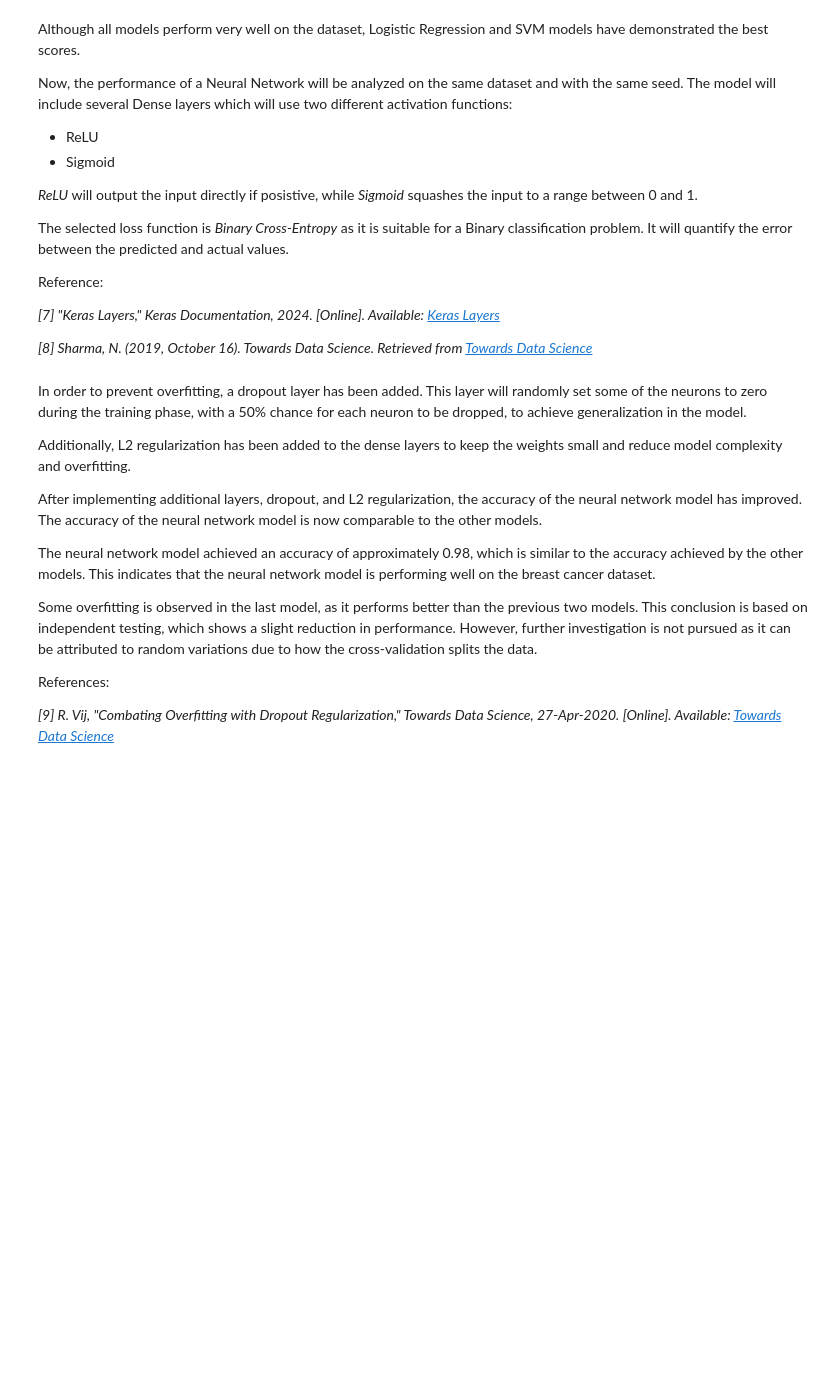
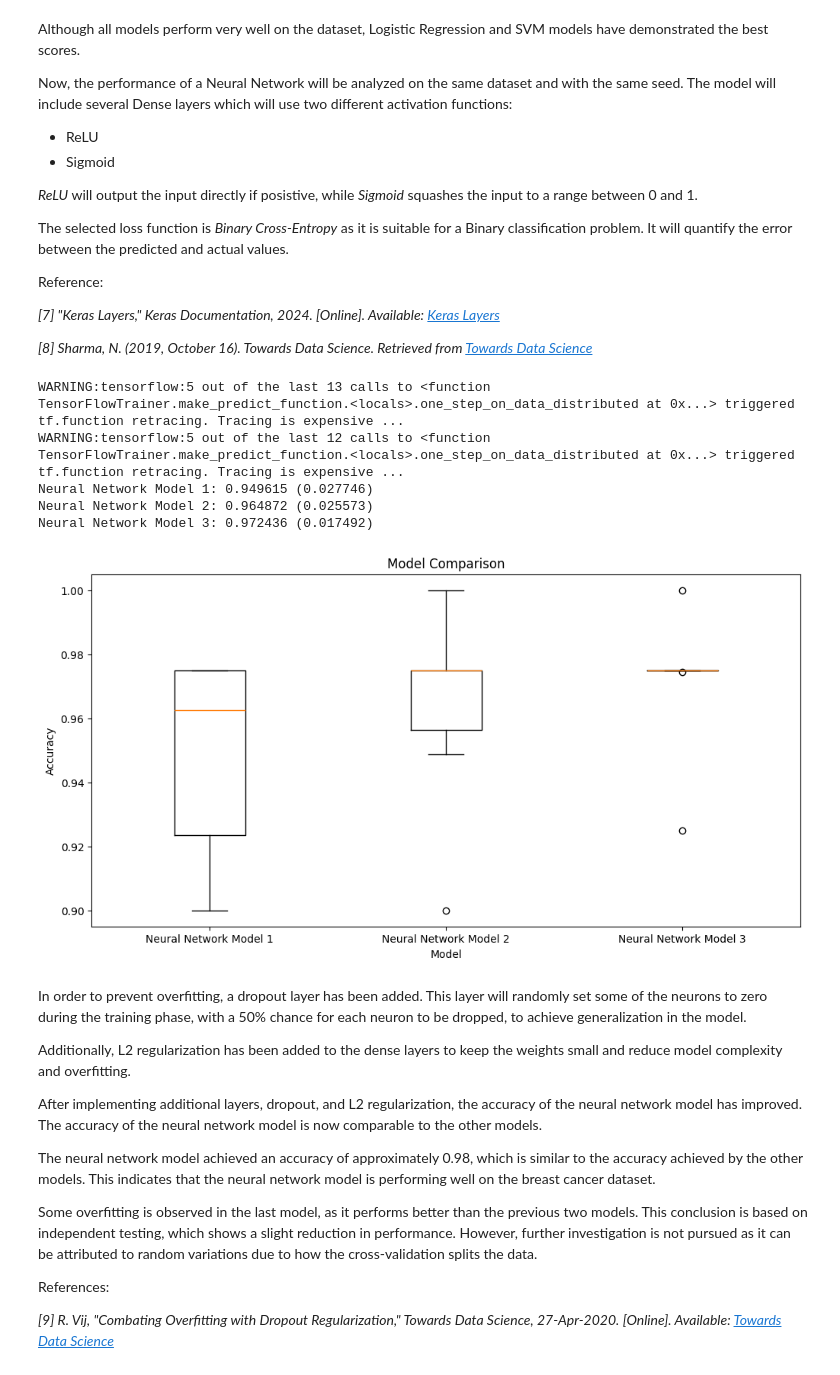
Before and after one commit to aadel7/breast-cancer-ml-model, a Jupyter notebook: AML Coursework.ipynb, the cells around one changed output. Drawn from its saved outputs; the diff is of its cells as text; code cells hidden in the pictures; blank space fills up the shorter version.

```diff
--- a/AML Coursework.ipynb
+++ b/AML Coursework.ipynb
@@ -485,34 +494,41 @@ def create_model_3():
     model.add(Dropout(0.5))  # Dropout layer to prevent overfitting
     model.add(Dense(1, activation='sigmoid'))
     model.compile(loss='binary_crossentropy', optimizer='adam', metrics=['accuracy'])
     return model
 
 neural_network_models = []
 neural_network_models.append(('Neural Network Model 1', KerasClassifier(build_fn=create_model_1, epochs=150, batch_size=10, verbose=0)))
 neural_network_models.append(('Neural Network Model 2', KerasClassifier(build_fn=create_model_2, epochs=150, batch_size=10, verbose=0)))
 neural_network_models.append(('Neural Network Model 3', KerasClassifier(build_fn=create_model_3, epochs=150, batch_size=10, verbose=0)))
 
 # evaluate each model in turn
 results = []
 names = []
 scoring = 'accuracy'
 seed = 7
 
 for name, model in neural_network_models:
    kfold = KFold(n_splits=10, shuffle=True, random_state=seed)
-   cv_results = cross_val_score(model, X_pca, y_numeric, cv=kfold, scoring=scoring)
+   cv_results = cross_val_score(model, X_train_pca, y_train, cv=kfold, scoring=scoring)
    results.append(cv_results)
    names.append(name)
    msg = "%s: %f (%f)" % (name, cv_results.mean(), cv_results.std())
    print(msg)
 
 # Plot the results
 plt.figure(figsize=(12, 6))
 plt.boxplot(results, tick_labels=names)
 plt.title('Model Comparison')
 plt.xlabel('Model')
 plt.ylabel('Accuracy')
 plt.show()
+# %% [output]
+WARNING:tensorflow:5 out of the last 13 calls to <function TensorFlowTrainer.make_predict_function.<locals>.one_step_on_data_distributed at 0x...> triggered tf.function retracing. Tracing is expensive ...
+WARNING:tensorflow:5 out of the last 12 calls to <function TensorFlowTrainer.make_predict_function.<locals>.one_step_on_data_distributed at 0x...> triggered tf.function retracing. Tracing is expensive ...
+Neural Network Model 1: 0.949615 (0.027746)
+Neural Network Model 2: 0.964872 (0.025573)
+Neural Network Model 3: 0.972436 (0.017492)
+[figure, added]
 # %% [markdown]
 In order to prevent overfitting, a dropout layer has been added. This layer will randomly set some of the neurons to zero during the training phase, with a 50% chance for each neuron to be dropped, to achieve generalization in the model.
 
```
Also changed, not shown: parts of 22 cells of this notebook.
